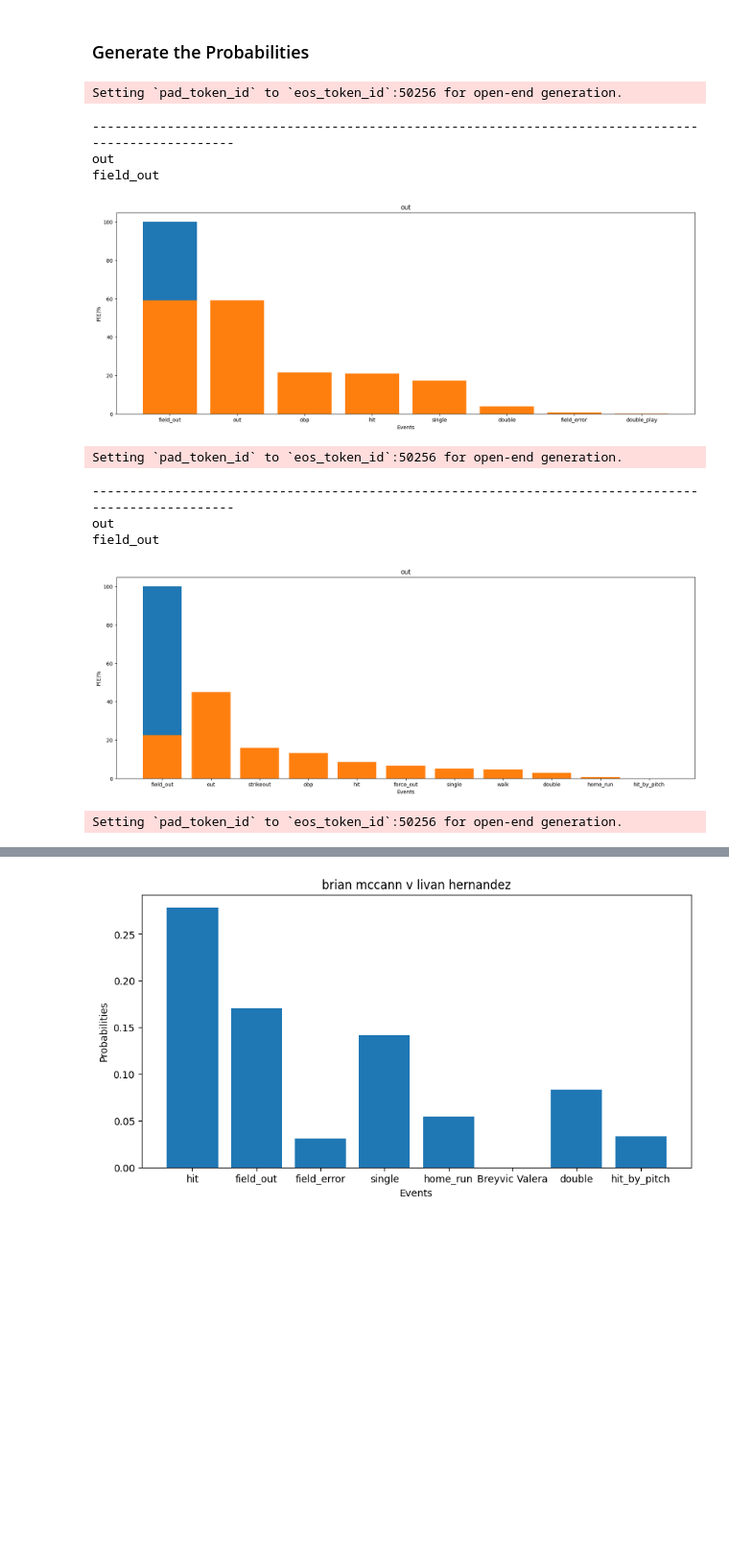
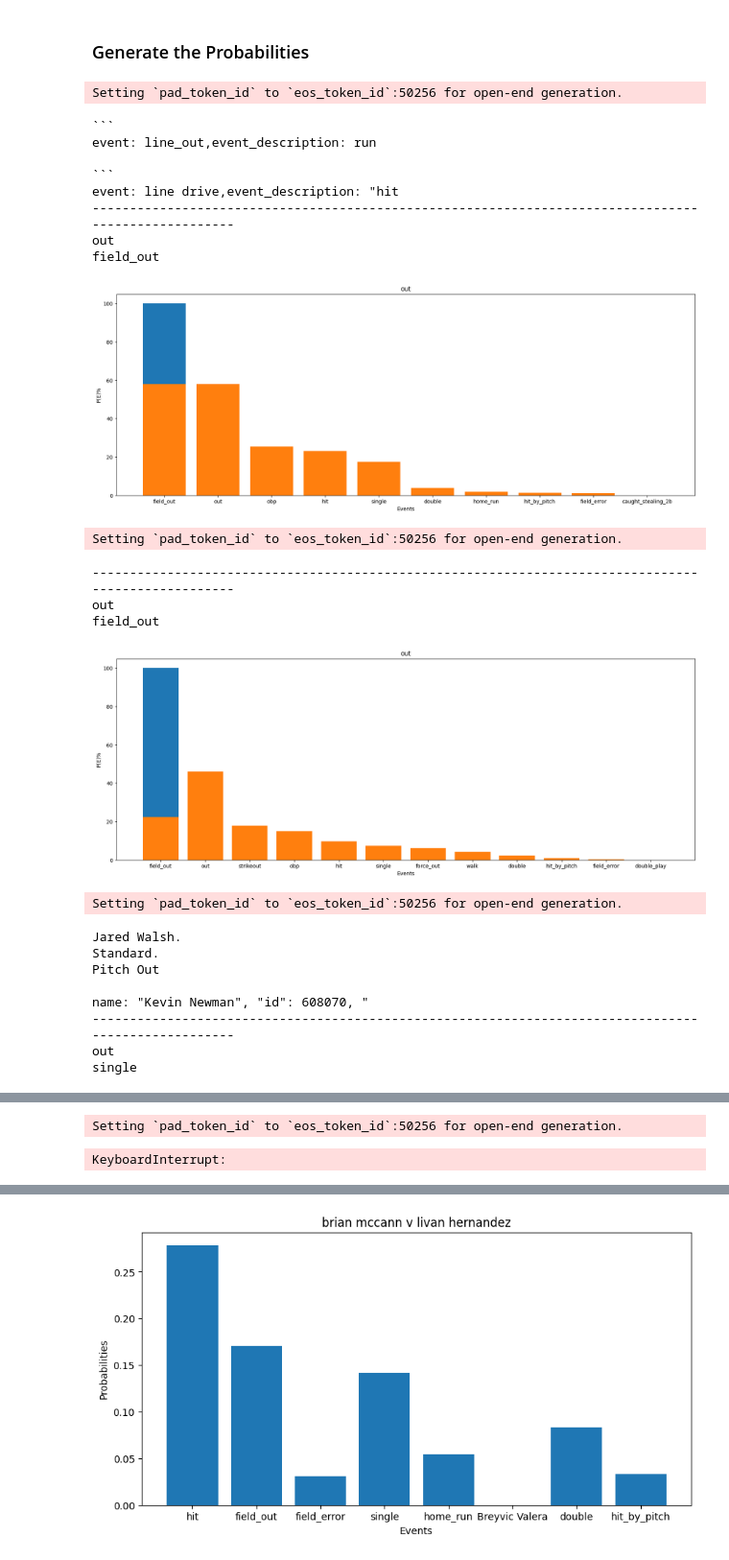
Before and after one commit to danzeeeman/DIGITAL-CURRENTS-TRAINING-A-LARGE-LANGUAGE-MODEL, a Jupyter notebook: notebooks/4_Generating_Phi-2.ipynb, the cells around one changed output, grey strips where cells are left out. Shown at 96% size. Drawn from its saved outputs; the diff is of its cells as text; code cells hidden in the pictures; blank space fills up the shorter version.

````diff
--- a/notebooks/4_Generating_Phi-2.ipynb
+++ b/notebooks/4_Generating_Phi-2.ipynb
@@ -141,12 +119,12 @@ json_data = []
 obp_data= []
 j = test_set[0]
 output_data = {}
-num_returns = 50
+num_returns = 200
 player_count = 0
 results = []
 for j in test_set:
     input_tokens = tokenizer(j, return_tensors="pt").to(device)
-    output_tokens = merged_model.generate(**input_tokens, max_new_tokens=15, do_sample=True, top_k=0, top_p=0.99, temperature=0.9, output_scores=True, return_dict_in_generate=True, num_return_sequences=num_returns)
+    output_tokens = merged_model.generate(**input_tokens, max_new_tokens=15, do_sample=True, top_k=60, temperature=0.99, output_scores=True, return_dict_in_generate=True, num_return_sequences=num_returns)
     format_json = remove_last_newline(j.replace("Instruct: ", "").replace(".", ""))
     input_json = json.loads(format_json)
     gen_sequences = output_tokens.sequences[:, input_tokens['input_ids'].shape[-1]:]
@@ -163,7 +141,7 @@ for j in test_set:
             )
         if "single" in output_decode:
             keys.append("single")
-        elif "double_play" in output_decode and "play" in output_decode:
+        elif "double_play" in output_decode:
             keys.append("double_play")
         elif "triple_play" in output_decode:
             keys.append("triple_play")
@@ -261,37 +239,50 @@ for j in test_set:
             "highest_key":highest_prob_key,
             "actual_event":valid_set[player_count]
         })
 
     labels = list(output_data[event_key].keys())
     values = list(output_data[event_key].values())
     # Plotting the bar graph
     plt.figure(figsize=[20,7])
     plt.bar([valid_set[player_count]], [100])
     plt.bar(labels, values)
     plt.title(f"{key}")
     plt.xlabel('Events')
     plt.ylabel(f'P(E)%')
     plt.savefig(f"../data/mlb_images/{event_key}_{player_count:08d}.png")
     plt.show()
     player_count+= 1
 
 # plt.figure(figsize=[20,7])
 # plt.plot(range(len(obp_data)), obp_data)
 # plt.title(f"all players")
 # plt.xlabel('player')
 # plt.ylabel(f'on base percentage')
 # plt.savefig(f"../data/mlb_images/{key}_{player_count}.png")
 # plt.show()
 # player_count+= 1
 # %% [output]
 Setting `pad_token_id` to `eos_token_id`:50256 for open-end generation.
+```
+event: line_out,event_description: run
+
+```
+event: line drive,event_description: "hit
 ----------------------------------------------------------------------------------------------------
 out
 field_out
-[figure, old version]
+[figure, new version]
 Setting `pad_token_id` to `eos_token_id`:50256 for open-end generation.
 ----------------------------------------------------------------------------------------------------
 out
 field_out
-[figure, old version]
+[figure, new version]
 Setting `pad_token_id` to `eos_token_id`:50256 for open-end generation.
+Jared Walsh.
+Standard.
+Pitch Out
+
+name: "Kevin Newman", "id": 608070, "
+----------------------------------------------------------------------------------------------------
+out
+single
@@ -298,3 +290,5 @@ Setting `pad_token_id` to `eos_token_id`:50256 for open-end generation.
+Setting `pad_token_id` to `eos_token_id`:50256 for open-end generation.
+KeyboardInterrupt:
 # %%
 for player in output_data:
     probs_for_graph = output_data[player]
````
Also changed, not shown: parts of 2 cells of this notebook, 1 other file.
